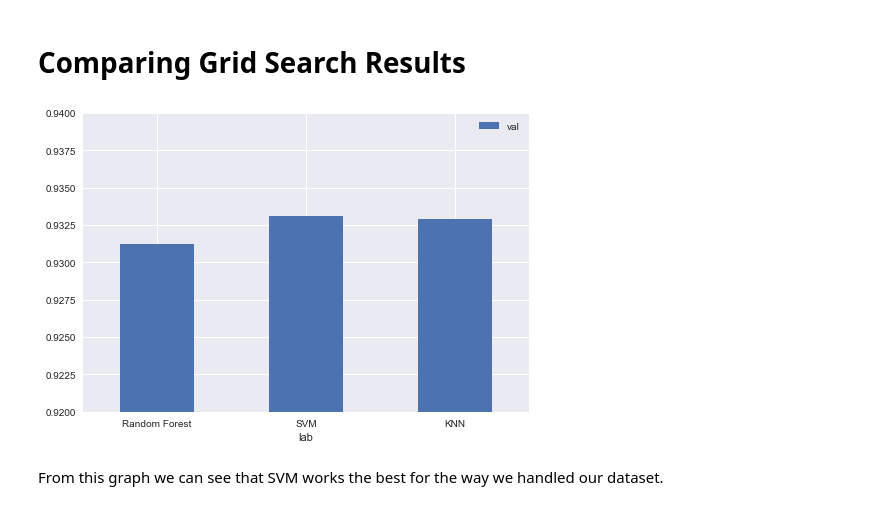
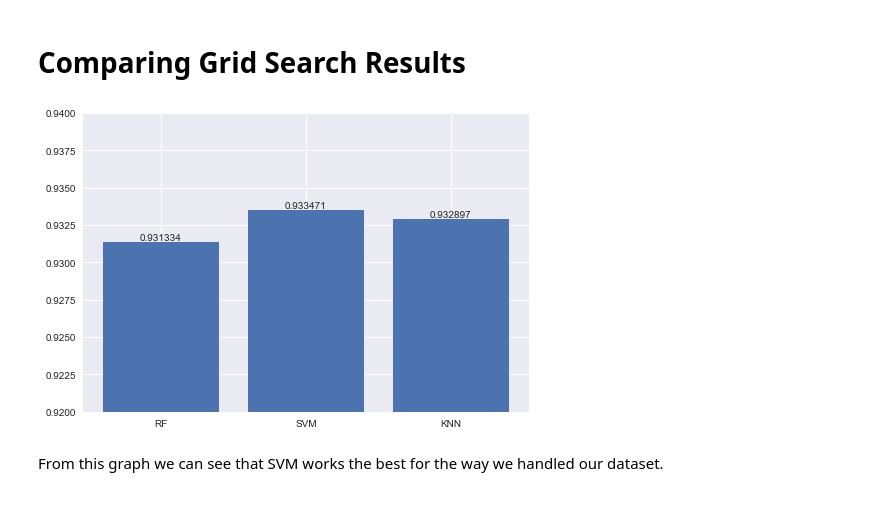
Before and after one commit to Diogogrosario/Artificial-Intelligence, a Jupyter notebook: covid-symptoms.ipynb, the cells around one changed output. Saved outputs shown, nothing was run; the diff lists cells and outputs as text; code cells hidden in the pictures.

```diff
--- a/covid-symptoms.ipynb
+++ b/covid-symptoms.ipynb
@@ -374,4 +386,6 @@ def checkOverFit(all_inputs, all_labels):
 # %%
 if OVERFIT:
     checkOverFit(inputs, labels)
+else:
+    display(Image(filename=F_OVERFIT_DIR + 'rf_hist.png'))
 # %% [output]
@@ -385,7 +399,7 @@ A support-vetor machine maps the data it receives into a space where the gap bet
 # %%
 from sklearn import svm
 
-clf = svm.SVC(kernel='sigmoid')
+clf = svm.SVC()
 
 results_SVM = evaluate(inputs, labels, clf)
 # %% [output]
@@ -601,2 +683,29 @@ KNeighborsClassifier(leaf_size=10, n_neighbors=10)
 # %% [markdown]
 From this KNN grid search we found out that the best parameters to give our random forest classifier are leaf_size=1 and n_neighbors=10.
+# %%
+if GRID_SEARCH:
+    import seaborn as sb
+
+    fig, axs = plt.subplots(2, 3, figsize=(18, 12))
+
+    pvt = pd.pivot_table(pd.DataFrame(gridF_KNN.cv_results_), values='mean_test_score', index='param_n_neighbors', columns='param_weights')
+    sb.heatmap(pvt, annot=True, fmt='.2%', ax=axs[0][0])
+
+    pvt = pd.pivot_table(pd.DataFrame(gridF_KNN.cv_results_), values='mean_test_score', index='param_n_neighbors', columns='param_leaf_size')
+    sb.heatmap(pvt, annot=True, fmt='.2%', ax=axs[0][1])
+
+    pvt = pd.pivot_table(pd.DataFrame(gridF_KNN.cv_results_), values='mean_test_score', index='param_n_neighbors', columns='param_algorithm')
+    sb.heatmap(pvt, annot=True, fmt='.2%', ax=axs[0][2])
+
+    pvt = pd.pivot_table(pd.DataFrame(gridF_KNN.cv_results_), values='mean_test_score', index='param_weights', columns='param_leaf_size')
+    sb.heatmap(pvt, annot=True, fmt='.2%', ax=axs[1][0])
+
+    pvt = pd.pivot_table(pd.DataFrame(gridF_KNN.cv_results_), values='mean_test_score', index='param_weights', columns='param_algorithm')
+    sb.heatmap(pvt, annot=True, fmt='.2%', ax=axs[1][1])
+
+    pvt = pd.pivot_table(pd.DataFrame(gridF_KNN.cv_results_), values='mean_test_score', index='param_leaf_size', columns='param_algorithm')
+    sb.heatmap(pvt, annot=True, fmt='.2%', ax=axs[1][2])
+
+    fig.savefig(F_GRID_DIR + 'knn_param_heatmap.png')
+else:
+    display(Image(filename=F_GRID_DIR + 'knn_param_heatmap.png'))
@@ -604,11 +715,19 @@ From this KNN grid search we found out that the best parameters to give our rand
 # Comparing Grid Search Results
 # %%
 if GRID_SEARCH:
-    df = pd.DataFrame({'lab':['Random Forest', 'SVM', 'KNN'], 'val':[gridF_RF.best_score_, gridF_SVM.best_score_, gridF_KNN.best_score_]})
-    ax = df.plot.bar(x='lab', y='val', rot=0)
+    df = pd.DataFrame({
+        'lab':['RF', 'SVM', 'KNN'],
+        'val':[gridF_RF.best_score_, gridF_SVM.best_score_, gridF_KNN.best_score_]
+    })
+    fig, ax = plt.subplots()
+    bar_info = ax.bar(['RF', 'SVM', 'KNN'], [gridF_RF.best_score_, gridF_SVM.best_score_, gridF_KNN.best_score_])
+    ax.bar_label(bar_info)
     ax.set_ylim(.92,.94)
+    fig.savefig(F_GRID_DIR + 'grid_search_values.png')
+else:
+    display(Image(filename=F_GRID_DIR + 'grid_search_values.png'))
 # %% [output]
-[figure, old version]
+[figure, new version]
 # %% [markdown]
 From this graph we can see that SVM works the best for the way we handled our dataset.
 # %% [markdown]
```
Also changed, not shown: parts of 25 cells of this notebook, 8 other files.
